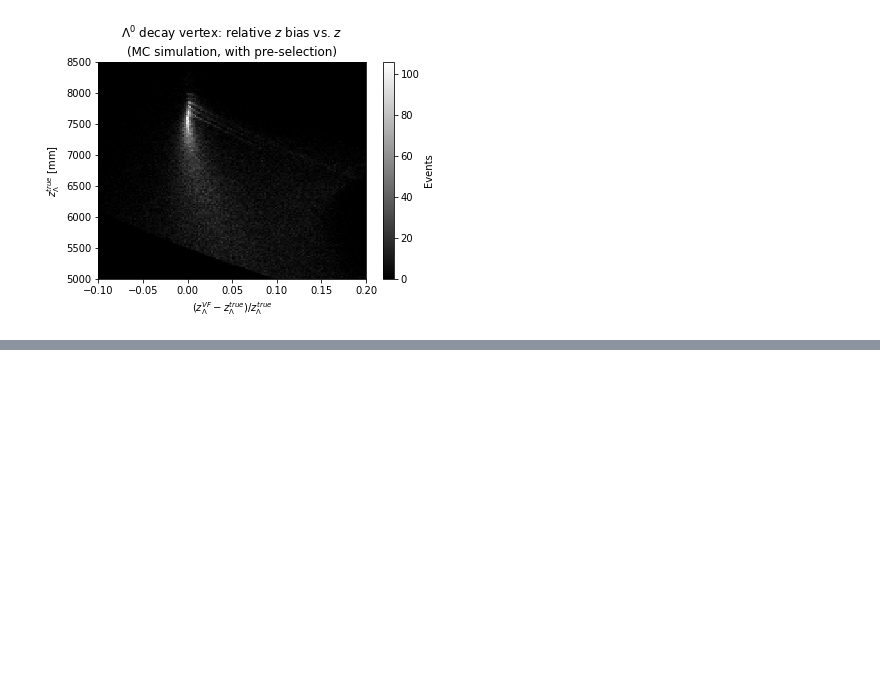
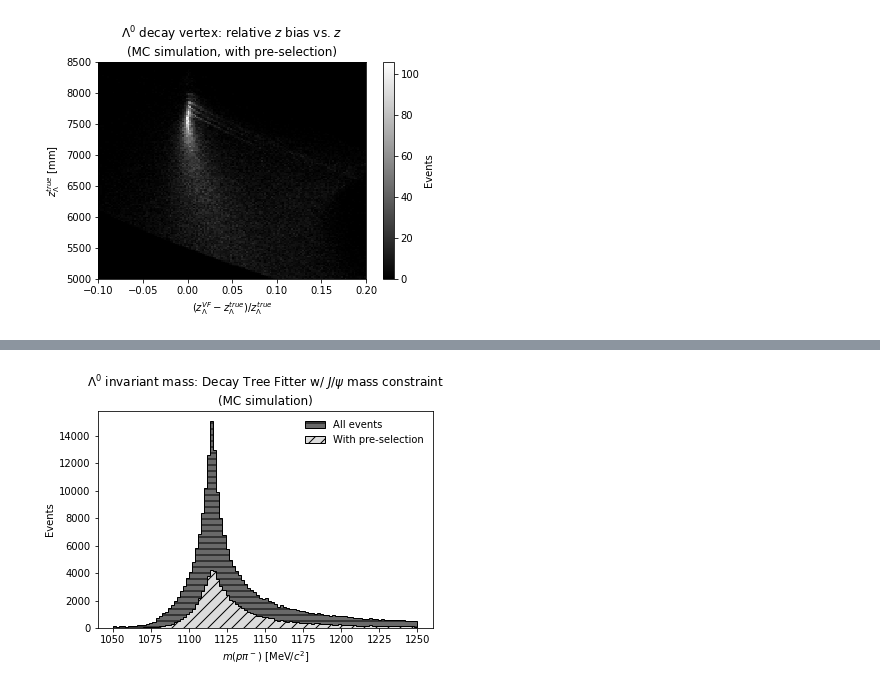
Before and after one commit to alatios/lb2jpsil_preliminary-variable-studies, a Jupyter notebook: 01_explore_simulation.ipynb, the cells around one changed output, grey strips where cells are left out. Saved outputs shown, nothing was run; the diff lists cells and outputs as text; code cells hidden in the pictures; blank space fills up the shorter version.

```diff
--- a/01_explore_simulation.ipynb
+++ b/01_explore_simulation.ipynb
@@ -408,0 +456,20 @@ all_or_preselection_hist2d(
+# %%
+plot_parameters = {
+    'binning': 100,
+    'x_range': (1050,1250),
+    'title': '$\Lambda^0$ invariant mass: Decay Tree Fitter w/ $J/\psi$ mass constraint',
+    'x_label': '$m(p\pi^-)$ [MeV/$c^2$]',
+    'file_name': 'Lambda_mass_DTF_FixJPsi',
+    'zero_vline': False,
+    'log_scale': False,
+    'show_title': show_titles,
+    'black_and_white': bw,
+    'show_grid': show_grid,
+    'show_no_cuts': show_no_cuts
+}
+
+all_vs_preselection_plot(
+    df_mc['DTF_FixJPsi_L_M'],
+    **plot_parameters)
+# %% [output]
+[figure, added]
```
Also changed, not shown: parts of 26 cells of this notebook.
